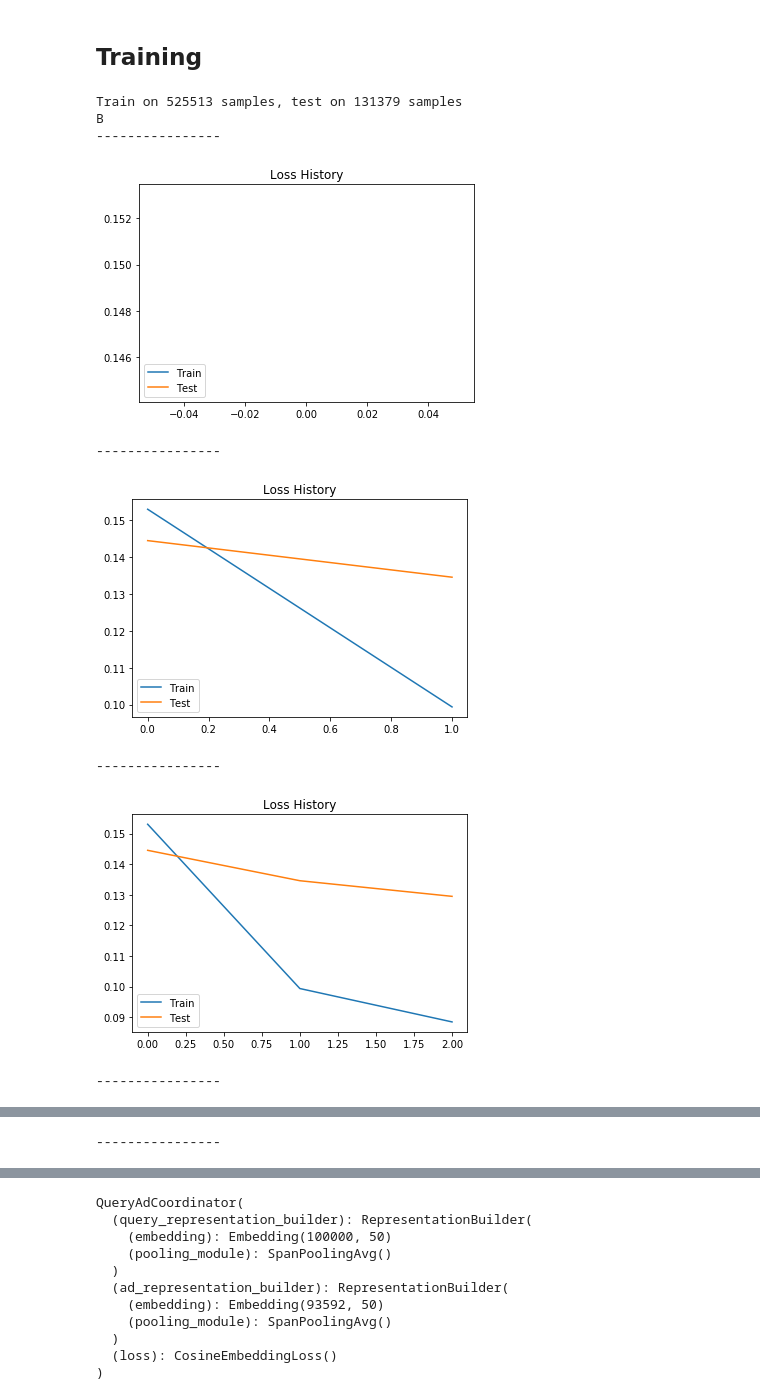
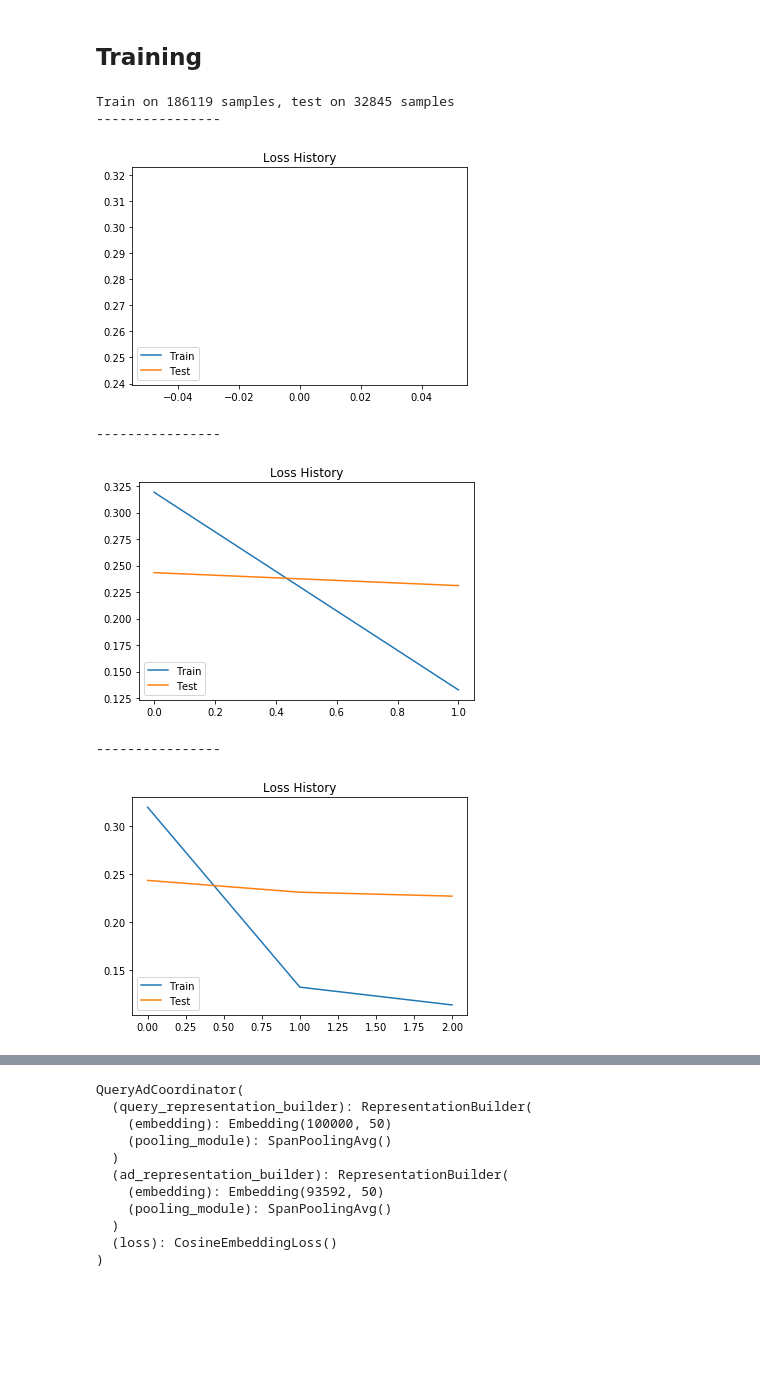
Before and after one commit to mohsenfayyaz/sponsored-search, a Jupyter notebook: query_ad.ipynb, the cells around one changed output, grey strips where cells are left out. Saved outputs shown, nothing was run; the diff lists cells and outputs as text; code cells hidden in the pictures; blank space fills up the shorter version.

```diff
--- a/query_ad.ipynb
+++ b/query_ad.ipynb
@@ -13,3 +6,6 @@ BATCH_SIZE = 64
+# %%
+BATCH_SIZE = 32
+LEARNING_RATE = 5e-4
 # %% [markdown]
 ## Preprocessing
 Negative Sampling the dataset
@@ -41,8 +20,7 @@ Preparing dataset for training
 # %%
 from src.Trainer.DatasetHandler import DatasetHandler
 
-# dataset_handler = DatasetHandler("data/SA_history_clicks_of_98.csv")
-dataset_handler = DatasetHandler("data/data5.pkl", frac=0.01)
+dataset_handler = DatasetHandler("data/data1.pkl", frac=0.01)
 # dataset_handler = DatasetHandler("data/data1.pkl")
 # %% [output]
 Loading tokenizer...
@@ -89,20 +67,18 @@ DatasetDict({
 # %%
 import src.Trainer.RepresentationBuilder
 reload(src.Trainer.RepresentationBuilder)
 import src.Trainer.QueryAdCoordinator
 reload(src.Trainer.QueryAdCoordinator)
 import src.Trainer.Trainer
 reload(src.Trainer.Trainer)
 
-trainer = src.Trainer.Trainer.Trainer(embedding_dim=50, dataset_handler=dataset_handler)
-trainer.train(epochs=5)
+trainer = src.Trainer.Trainer.Trainer(embedding_dim=50, dataset_handler=dataset_handler, learning_rate=LEARNING_RATE)
+trainer.train(epochs=3)
 # %% [output]
-Train on 525513 samples, test on 131379 samples
-B
+Train on 186119 samples, test on 32845 samples
 ----------------
-[figure, old version]
+[figure, new version]
 ----------------
-[figure, old version]
+[figure, new version]
 ----------------
-[figure, old version]
+[figure, new version]
-----------------
@@ -110 +84,0 @@ B
-----------------
```
Also changed, not shown: parts of 16 cells of this notebook, 10 other files.
